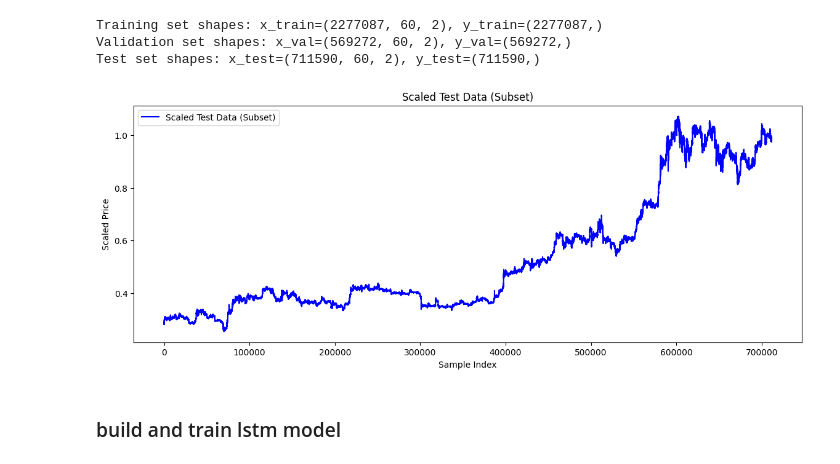
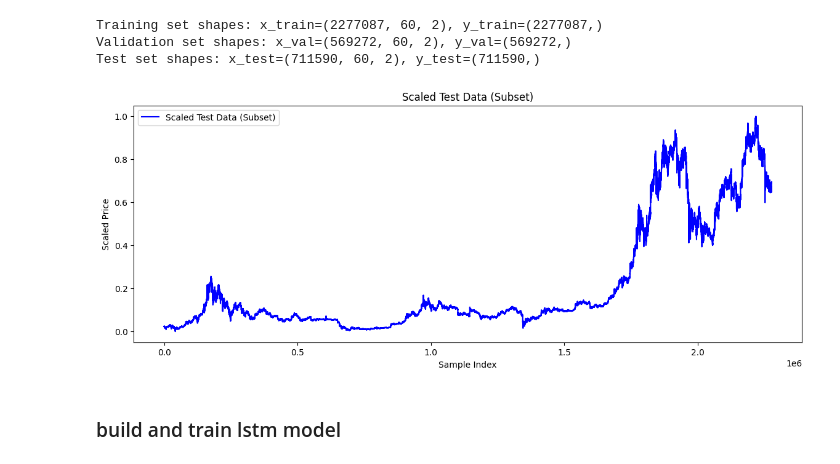
Before and after one commit to 73gon/bitcoin-forecasting-using-ml, a Jupyter notebook: bitcoin_prediction.ipynb, the cells around one changed output. Cells and saved outputs as stored; diff of their text form; code cells hidden in the pictures.

```diff
--- a/bitcoin_prediction.ipynb
+++ b/bitcoin_prediction.ipynb
@@ -264,18 +267,18 @@ y_val_scaled = scaler_y.transform(y_val_reshaped)
 y_test_scaled = scaler_y.transform(y_test_reshaped)
 # %%
 # what to plot
-plot_data = y_test_scaled
+plot_data = y_train_scaled
 
 # Verify the scaled test data
 plt.figure(figsize=(14, 5))
 plt.plot(range(len(plot_data)), plot_data[:len(plot_data)], color='blue', label='Scaled Test Data (Subset)')
 plt.title('Scaled Test Data (Subset)')
 plt.xlabel('Sample Index')
 plt.ylabel('Scaled Price')
 plt.legend()
 plt.show()
 # %% [output]
-[figure, old version]
+[figure, new version]
 # %% [markdown]
 ### build and train lstm model
 # %%
```
Also changed, not shown: parts of 7 cells of this notebook, 6 other files.
